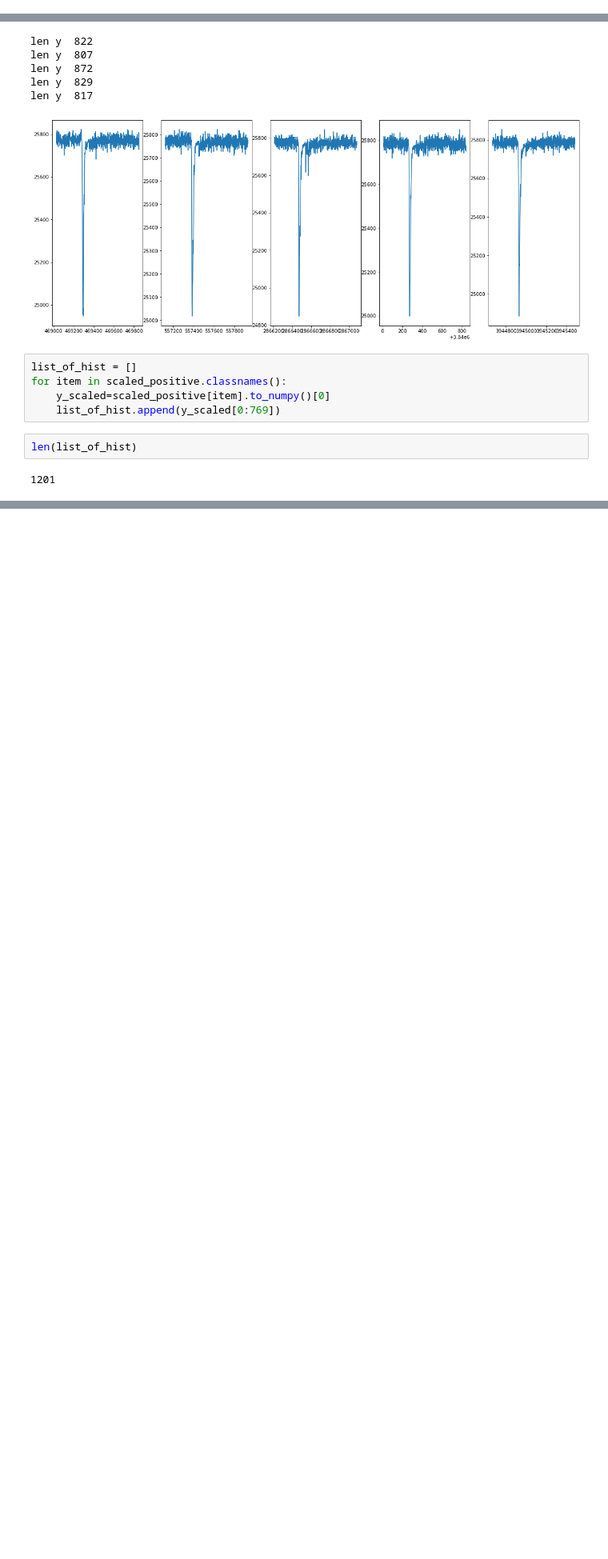
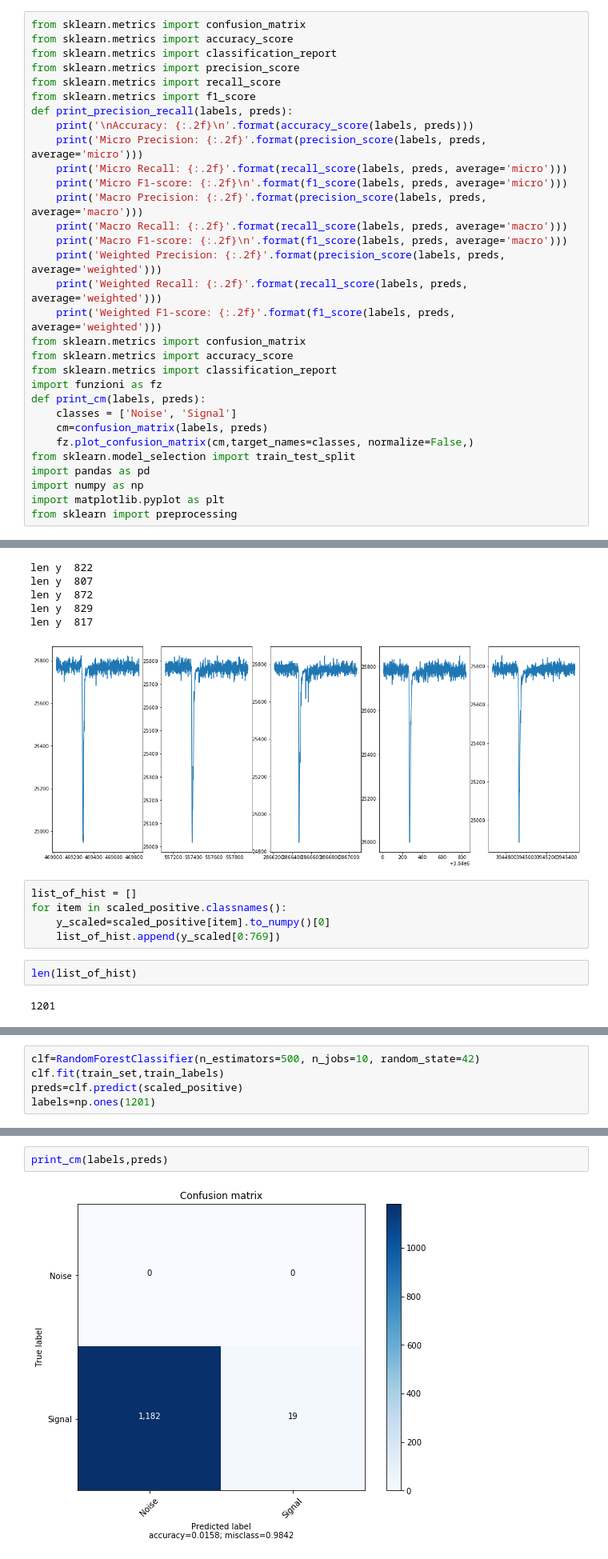
Before and after one commit to domdiac/NTOF, a Jupyter notebook: Rescale.ipynb, the cells around one changed output, grey strips where cells are left out. Shown at 80% size. Cells and saved outputs as stored; diff of their text form; blank space fills up the shorter version.

```diff
--- a/Rescale.ipynb
+++ b/Rescale.ipynb
@@ -5,0 +1,31 @@ hists=pd.read_pickle('histograms.pkl')
+# %%
+from sklearn.metrics import confusion_matrix
+from sklearn.metrics import accuracy_score
+from sklearn.metrics import classification_report
+from sklearn.metrics import precision_score
+from sklearn.metrics import recall_score
+from sklearn.metrics import f1_score
+def print_precision_recall(labels, preds):
+    print('\nAccuracy: {:.2f}\n'.format(accuracy_score(labels, preds)))
+    print('Micro Precision: {:.2f}'.format(precision_score(labels, preds, average='micro')))
+    print('Micro Recall: {:.2f}'.format(recall_score(labels, preds, average='micro')))
+    print('Micro F1-score: {:.2f}\n'.format(f1_score(labels, preds, average='micro')))
+    print('Macro Precision: {:.2f}'.format(precision_score(labels, preds, average='macro')))
+    print('Macro Recall: {:.2f}'.format(recall_score(labels, preds, average='macro')))
+    print('Macro F1-score: {:.2f}\n'.format(f1_score(labels, preds, average='macro')))
+    print('Weighted Precision: {:.2f}'.format(precision_score(labels, preds, average='weighted')))
+    print('Weighted Recall: {:.2f}'.format(recall_score(labels, preds, average='weighted')))
+    print('Weighted F1-score: {:.2f}'.format(f1_score(labels, preds, average='weighted')))
+from sklearn.metrics import confusion_matrix
+from sklearn.metrics import accuracy_score
+from sklearn.metrics import classification_report
+import funzioni as fz
+def print_cm(labels, preds):
+    classes = ['Noise', 'Signal']
+    cm=confusion_matrix(labels, preds)
+    fz.plot_confusion_matrix(cm,target_names=classes, normalize=False,)
+from sklearn.model_selection import train_test_split
+import pandas as pd
+import numpy as np
+import matplotlib.pyplot as plt
+from sklearn import preprocessing
@@ -359,0 +328,5 @@ fz.plot_confusion_matrix(cm,target_names=classes, normalize=False,)
+# %%
+clf=RandomForestClassifier(n_estimators=500, n_jobs=10, random_state=42)
+clf.fit(train_set,train_labels)
+preds=clf.predict(scaled_positive)
+labels=np.ones(1201)
@@ -359,0 +353,4 @@ fz.plot_confusion_matrix(cm,target_names=classes, normalize=False,)
+# %%
+print_cm(labels,preds)
+# %% [output]
+[figure, added]
```
Also changed, not shown: parts of 46 cells of this notebook.
